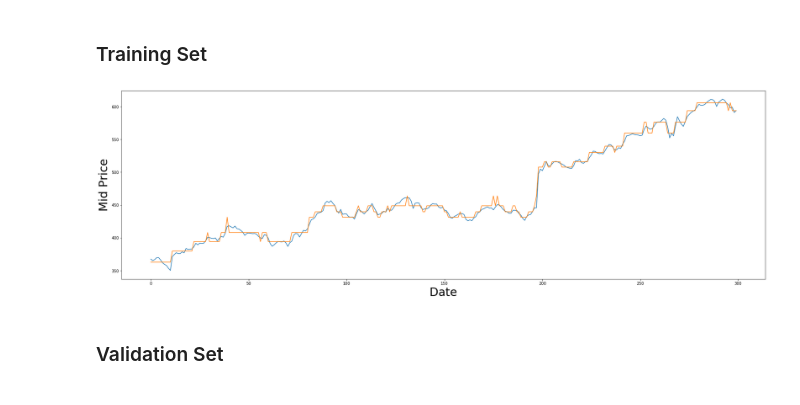
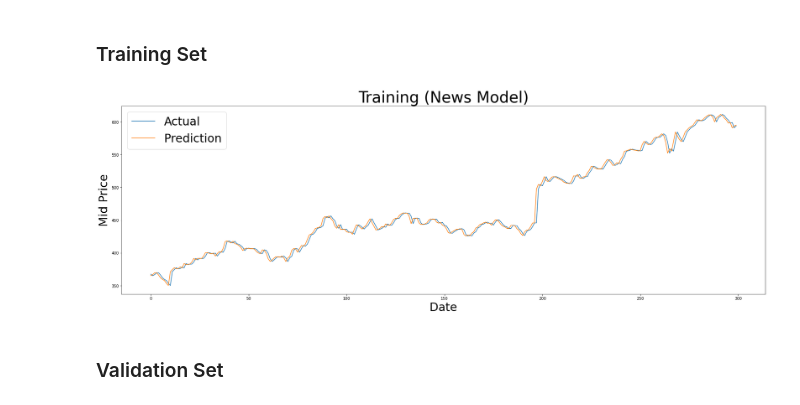
Before and after one commit to stanleykywu/predicting-stocks, a Jupyter notebook: models/Decision Tree.ipynb, the cells around one changed output. Cells and saved outputs as stored; diff of their text form; code cells hidden in the pictures.

```diff
--- a/models/Decision Tree.ipynb
+++ b/models/Decision Tree.ipynb
@@ -269,21 +271,22 @@ Predicted values = Orange
 # %%
 prediction_inputs = training_data_scaled.copy()
 predictions = []
 for i in range(len(prediction_inputs)):
     predictions.append(predict(prediction_inputs.iloc[i], rules))
 prediction_inputs['Middle'] = predictions
 
 results = sc.inverse_transform(prediction_inputs)
 results = [data[len(results[0]) - 1] for data in results]
+plt.figure(figsize = (30,9))
+plt.plot(range(training_data.shape[0]), training_data['Middle'], label='Actual')
+plt.plot(range(training_data.shape[0]), results, label='Prediction')
+plt.xlabel('Date', fontsize=30)
+plt.ylabel('Mid Price', fontsize=30)
+plt.title("Training (News Model)", fontsize=40)
+leg = plt.legend(prop={'size': 30})
+plt.show()
+# %% [output]
+[figure, added]
-# %%
-plt.figure(figsize = (30,9))
-plt.plot(range(training_data.shape[0]), training_data['Middle'])
-plt.plot(range(training_data.shape[0]), results)
-plt.xlabel('Date', fontsize=30)
-plt.ylabel('Mid Price', fontsize=30)
-plt.show()
-# %% [output]
-[figure, removed]
 # %% [markdown]
 ### Validation Set <a id='section3cii'></a>
 # %%
```
Also changed, not shown: parts of 18 cells of this notebook.
